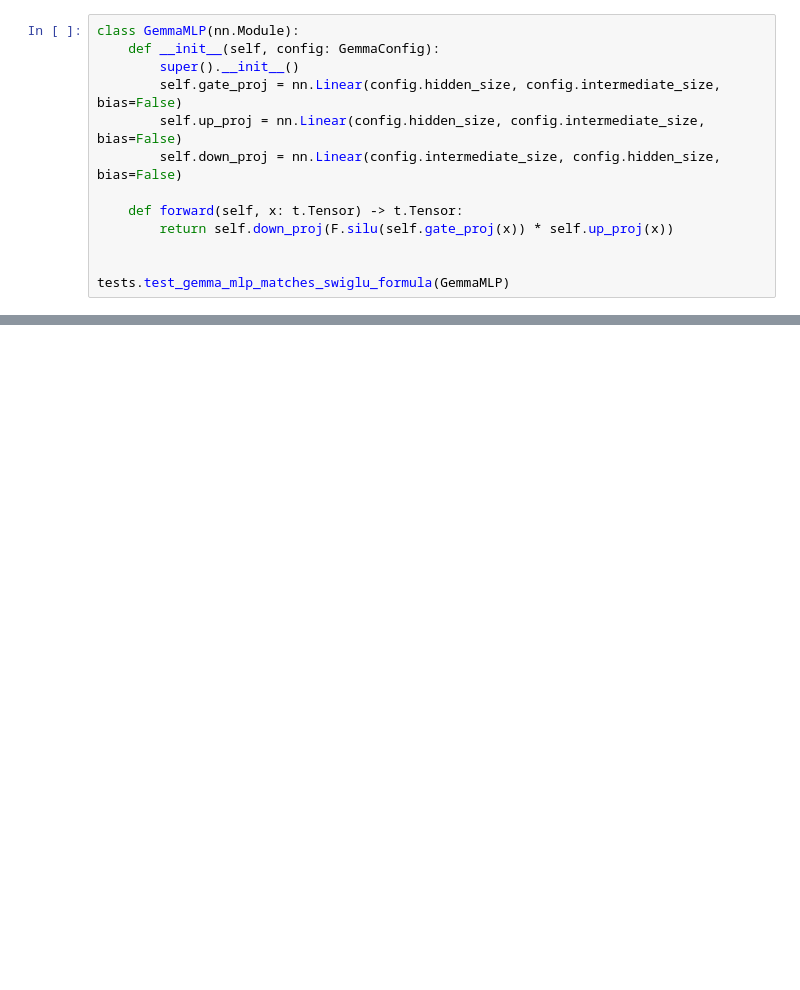
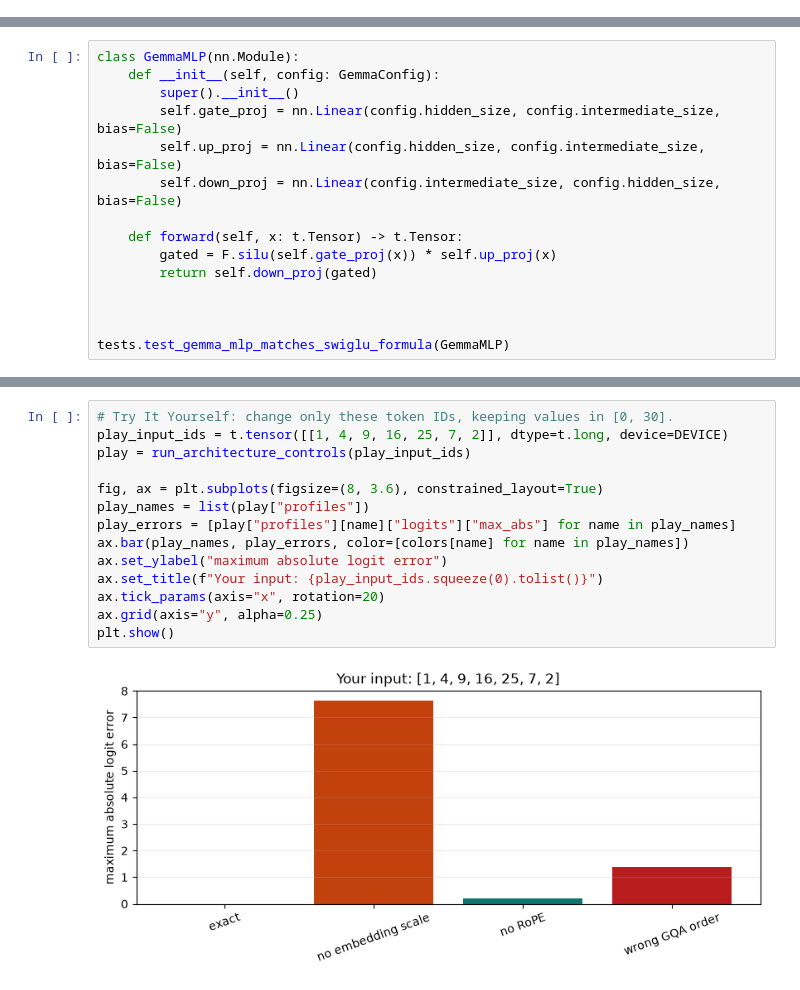
Before and after one commit to shinobiultra/ARENA_3.0_Extended, a Jupyter notebook: chapter5_modern_architectures/exercises/part1_gemma_from_scratch/5.1_Gemma_from_Scratch_solutions.ipynb, the cells around one changed output, grey strips where cells are left out. Drawn from its saved outputs; the diff is of its cells as text; blank space fills up the shorter version.

Commit message:
Salvage 5.1 Gemma architecture pedagogy

```diff
--- a/chapter5_modern_architectures/exercises/part1_gemma_from_scratch/5.1_Gemma_from_Scratch_solutions.ipynb
+++ b/chapter5_modern_architectures/exercises/part1_gemma_from_scratch/5.1_Gemma_from_Scratch_solutions.ipynb
@@ -178,13 +0,0 @@ tests.test_sliding_window_mask(build_causal_attention_mask)
-# %%
-class GemmaMLP(nn.Module):
-    def __init__(self, config: GemmaConfig):
-        super().__init__()
-        self.gate_proj = nn.Linear(config.hidden_size, config.intermediate_size, bias=False)
-        self.up_proj = nn.Linear(config.hidden_size, config.intermediate_size, bias=False)
-        self.down_proj = nn.Linear(config.intermediate_size, config.hidden_size, bias=False)
-
-    def forward(self, x: t.Tensor) -> t.Tensor:
-        return self.down_proj(F.silu(self.gate_proj(x)) * self.up_proj(x))
-
-
-tests.test_gemma_mlp_matches_swiglu_formula(GemmaMLP)
@@ -534,0 +404,15 @@ mechanistic-interpretability claim.
+# %%
+class GemmaMLP(nn.Module):
+    def __init__(self, config: GemmaConfig):
+        super().__init__()
+        self.gate_proj = nn.Linear(config.hidden_size, config.intermediate_size, bias=False)
+        self.up_proj = nn.Linear(config.hidden_size, config.intermediate_size, bias=False)
+        self.down_proj = nn.Linear(config.intermediate_size, config.hidden_size, bias=False)
+
+    def forward(self, x: t.Tensor) -> t.Tensor:
+        gated = F.silu(self.gate_proj(x)) * self.up_proj(x)
+        return self.down_proj(gated)
+
+
+
+tests.test_gemma_mlp_matches_swiglu_formula(GemmaMLP)
@@ -534,0 +1247,16 @@ mechanistic-interpretability claim.
+# %%
+# Try It Yourself: change only these token IDs, keeping values in [0, 30].
+play_input_ids = t.tensor([[1, 4, 9, 16, 25, 7, 2]], dtype=t.long, device=DEVICE)
+play = run_architecture_controls(play_input_ids)
+
+fig, ax = plt.subplots(figsize=(8, 3.6), constrained_layout=True)
+play_names = list(play["profiles"])
+play_errors = [play["profiles"][name]["logits"]["max_abs"] for name in play_names]
+ax.bar(play_names, play_errors, color=[colors[name] for name in play_names])
+ax.set_ylabel("maximum absolute logit error")
+ax.set_title(f"Your input: {play_input_ids.squeeze(0).tolist()}")
+ax.tick_params(axis="x", rotation=20)
+ax.grid(axis="y", alpha=0.25)
+plt.show()
+# %% [output]
+[figure, added]
```
Also changed, not shown: parts of 54 cells of this notebook, 8 other files.
